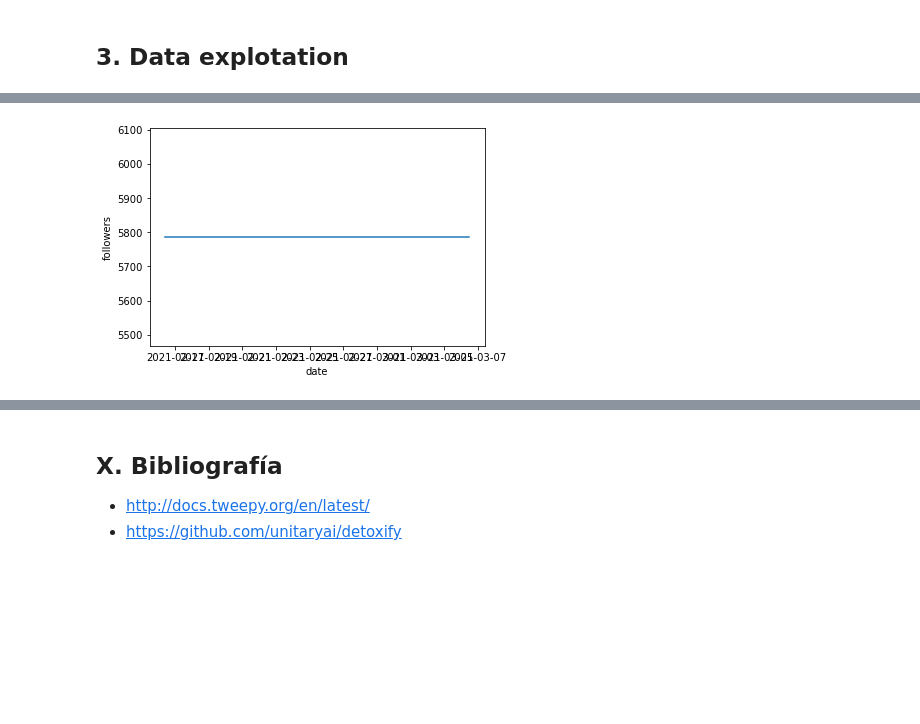
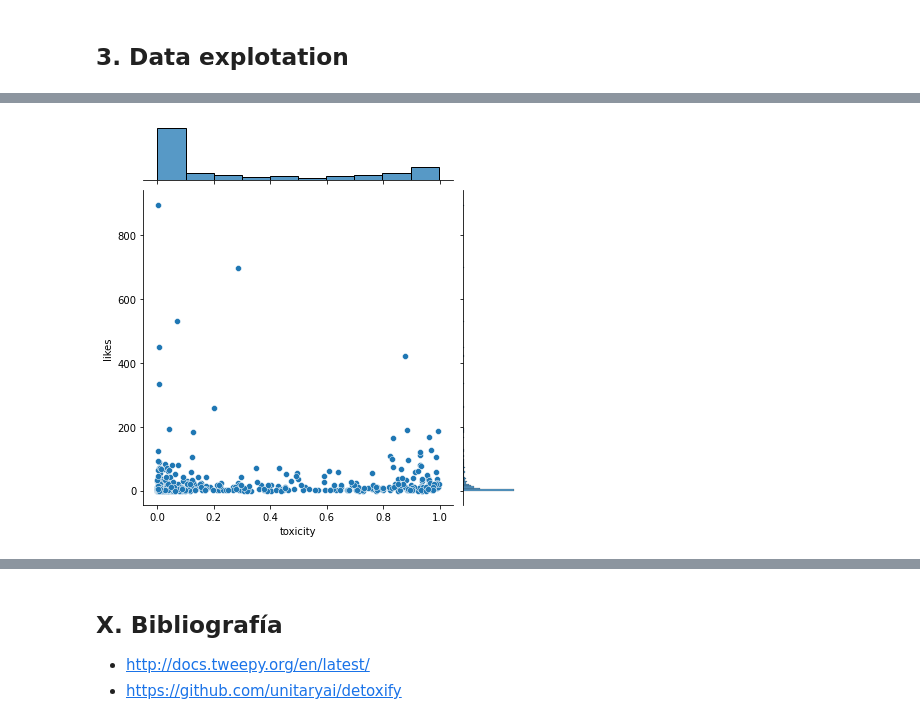
Before and after one commit to gmachinromero/project_robotodio, a Jupyter notebook: notebooks/02-multilingual-model.ipynb, the cells around one changed output, grey strips where cells are left out. Drawn from its saved outputs; the diff is of its cells as text; code cells hidden in the pictures; blank space fills up the shorter version.

```diff
--- a/notebooks/02-multilingual-model.ipynb
+++ b/notebooks/02-multilingual-model.ipynb
@@ -363,7 +354,0 @@ max(df['followers'])
-# %%
-# Followers growth
-fig, ax = plt.subplots()
-sns.lineplot(data=df, x='date', y='followers', ax=ax)
-ax.set_xlim(,31);
-# %% [output]
-[figure, removed]
@@ -372,0 +355,4 @@ sns.catplot(data=penguins, x='bill_length_mm', y='species', hue='sex', kind='str
+# %%
+sns.jointplot(data=df, x='toxicity', y='likes');
+# %% [output]
+[figure, added]
```
Also changed, not shown: parts of 17 cells of this notebook.
